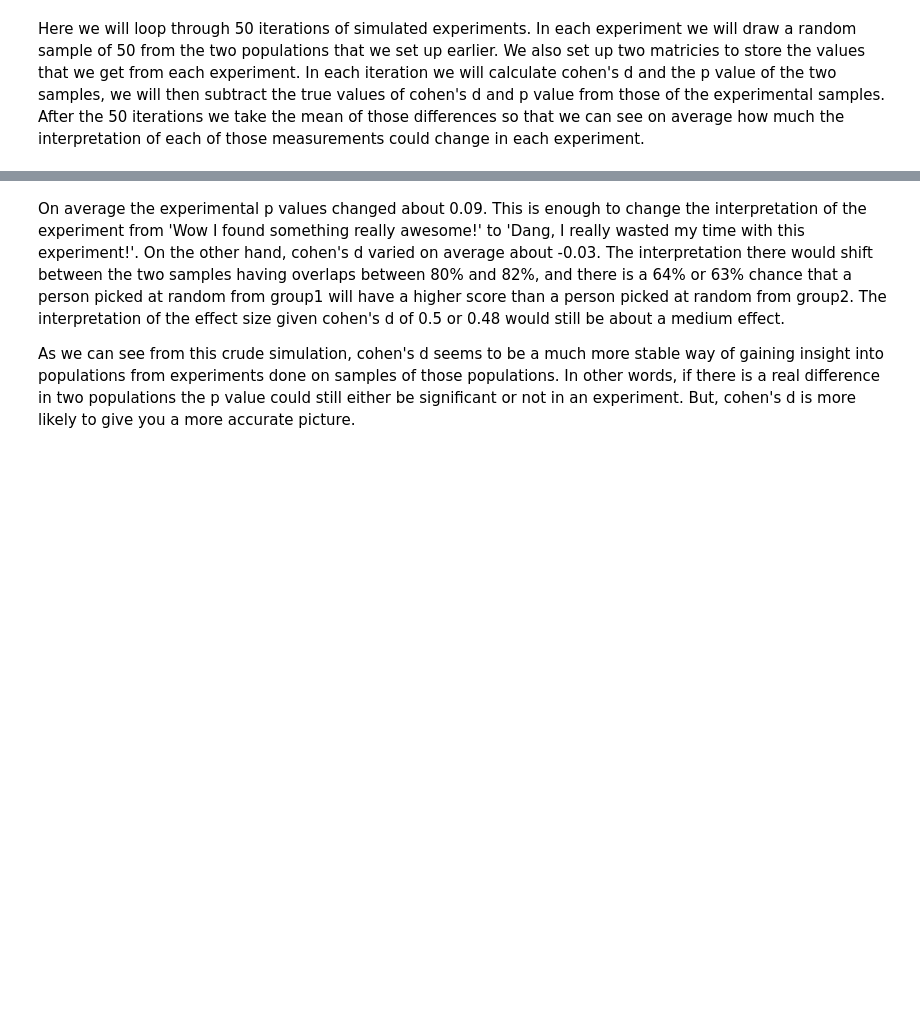
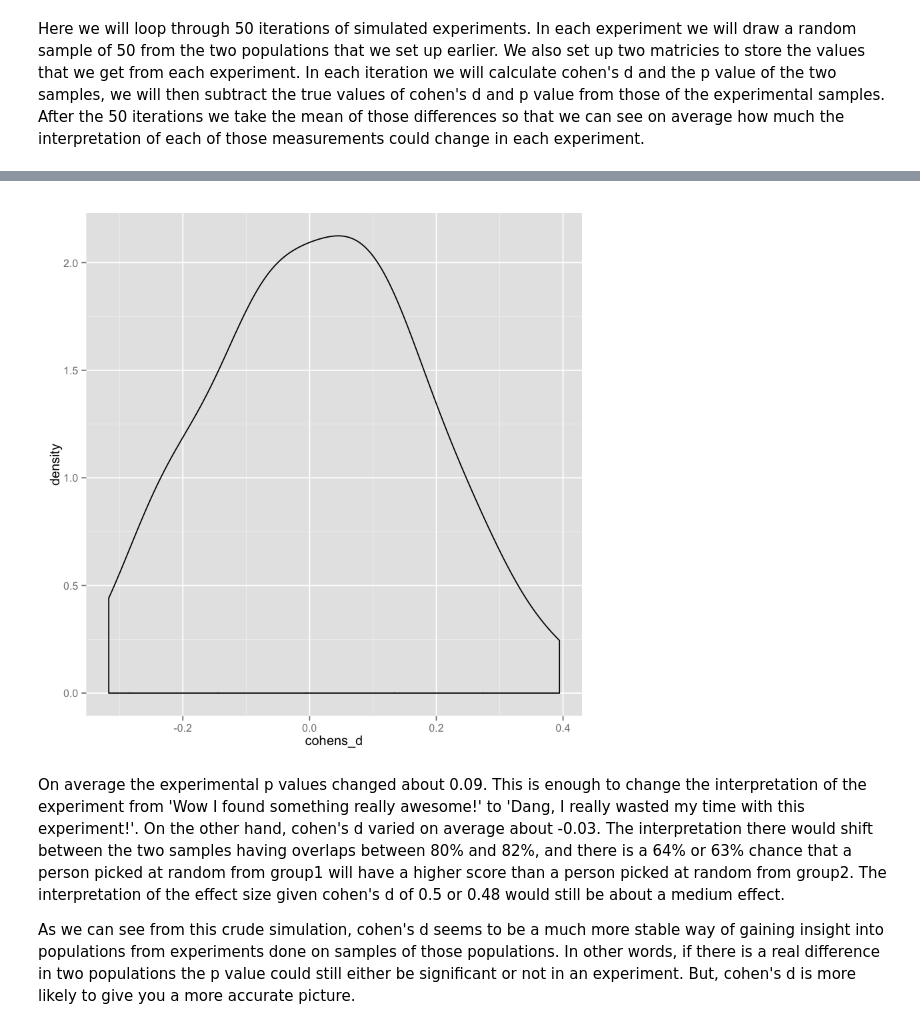
Before and after one commit to ShyneColdchain/R, a Jupyter notebook: cohens_vs_p.ipynb, the cells around one changed output, grey strips where cells are left out. Cells and saved outputs as stored; diff of their text form; code cells hidden in the pictures; blank space fills up the shorter version.

```diff
--- a/cohens_vs_p.ipynb
+++ b/cohens_vs_p.ipynb
@@ -79,3 +87,7 @@ print(mean(cohens_d))
+# %%
+qplot(cohens_d, geom='density')
+# %% [output]
+[figure, added]
 # %% [markdown]
 On average the experimental p values changed about 0.09. This is enough to change the interpretation of the experiment from 'Wow I found something really awesome!' to 'Dang, I really wasted my time with this experiment!'. On the other hand, cohen's d varied on average about -0.03. The interpretation there would shift between the two samples having overlaps between 80% and 82%, and there is a 64% or 63% chance that a person picked at random from group1 will have a higher score than a person picked at random from group2. The interpretation of the effect size given cohen's d of 0.5 or 0.48 would still be about a medium effect.
 
```
Also changed, not shown: parts of 5 cells of this notebook.
